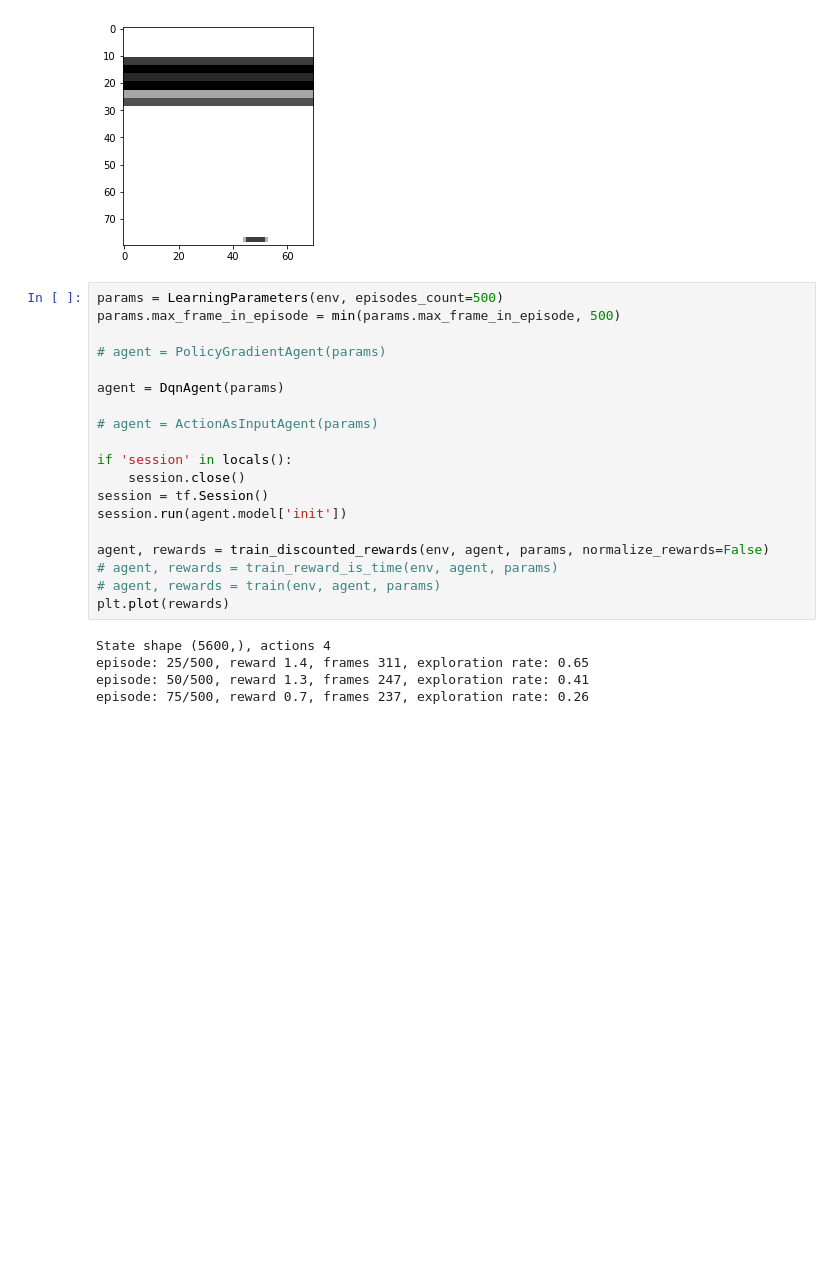
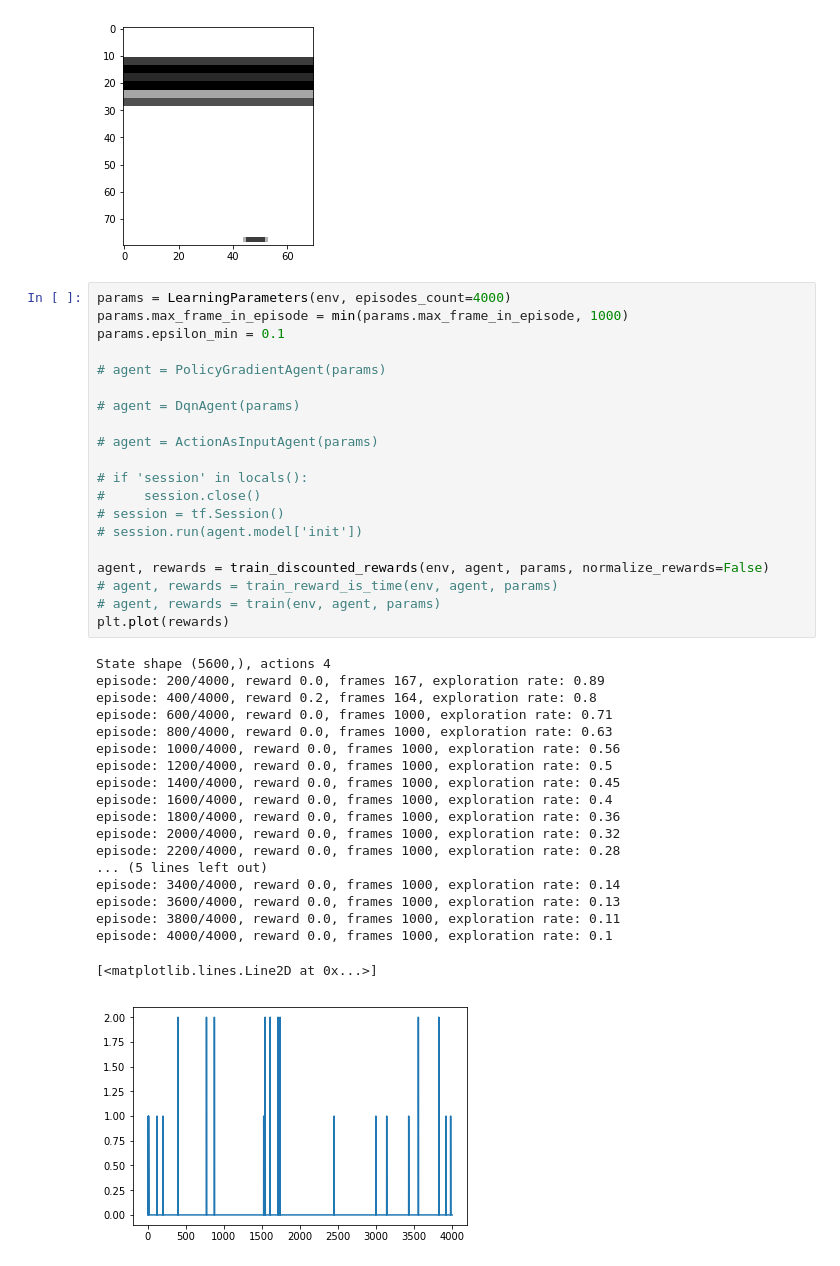
Before and after one commit to omikad/studying-ml, a Jupyter notebook: RL/gymbook.ipynb, the cells around one changed output. Saved outputs shown, nothing was run; the diff lists cells and outputs as text; blank space fills up the shorter version.

```diff
--- a/RL/gymbook.ipynb
+++ b/RL/gymbook.ipynb
@@ -369,29 +369,45 @@ plt.imshow(state.reshape((80, 70)), cmap='Greys')
 <matplotlib.image.AxesImage at 0x...>
 [figure]
 # %%
-params = LearningParameters(env, episodes_count=500)
-params.max_frame_in_episode = min(params.max_frame_in_episode, 500)
+params = LearningParameters(env, episodes_count=4000)
+params.max_frame_in_episode = min(params.max_frame_in_episode, 1000)
+params.epsilon_min = 0.1
 
 # agent = PolicyGradientAgent(params)
 
-agent = DqnAgent(params)
+# agent = DqnAgent(params)
 
 # agent = ActionAsInputAgent(params)
 
-if 'session' in locals():
-    session.close()
-session = tf.Session()
-session.run(agent.model['init'])
+# if 'session' in locals():
+#     session.close()
+# session = tf.Session()
+# session.run(agent.model['init'])
 
 agent, rewards = train_discounted_rewards(env, agent, params, normalize_rewards=False)
 # agent, rewards = train_reward_is_time(env, agent, params)
 # agent, rewards = train(env, agent, params)
 plt.plot(rewards)
 # %% [output]
 State shape (5600,), actions 4
-episode: 25/500, reward 1.4, frames 311, exploration rate: 0.65
-episode: 50/500, reward 1.3, frames 247, exploration rate: 0.41
-episode: 75/500, reward 0.7, frames 237, exploration rate: 0.26
+episode: 200/4000, reward 0.0, frames 167, exploration rate: 0.89
+episode: 400/4000, reward 0.2, frames 164, exploration rate: 0.8
+episode: 600/4000, reward 0.0, frames 1000, exploration rate: 0.71
+episode: 800/4000, reward 0.0, frames 1000, exploration rate: 0.63
+episode: 1000/4000, reward 0.0, frames 1000, exploration rate: 0.56
+episode: 1200/4000, reward 0.0, frames 1000, exploration rate: 0.5
+episode: 1400/4000, reward 0.0, frames 1000, exploration rate: 0.45
+episode: 1600/4000, reward 0.0, frames 1000, exploration rate: 0.4
+episode: 1800/4000, reward 0.0, frames 1000, exploration rate: 0.36
+episode: 2000/4000, reward 0.0, frames 1000, exploration rate: 0.32
+episode: 2200/4000, reward 0.0, frames 1000, exploration rate: 0.28
+... (5 lines left out)
+episode: 3400/4000, reward 0.0, frames 1000, exploration rate: 0.14
+episode: 3600/4000, reward 0.0, frames 1000, exploration rate: 0.13
+episode: 3800/4000, reward 0.0, frames 1000, exploration rate: 0.11
+episode: 4000/4000, reward 0.0, frames 1000, exploration rate: 0.1
+[<matplotlib.lines.Line2D at 0x...>]
+[figure, added]
 # %%
 evaluate(env, agent, params, 500)
 # %% [output]
```
Also changed, not shown: parts of 3 cells of this notebook.
